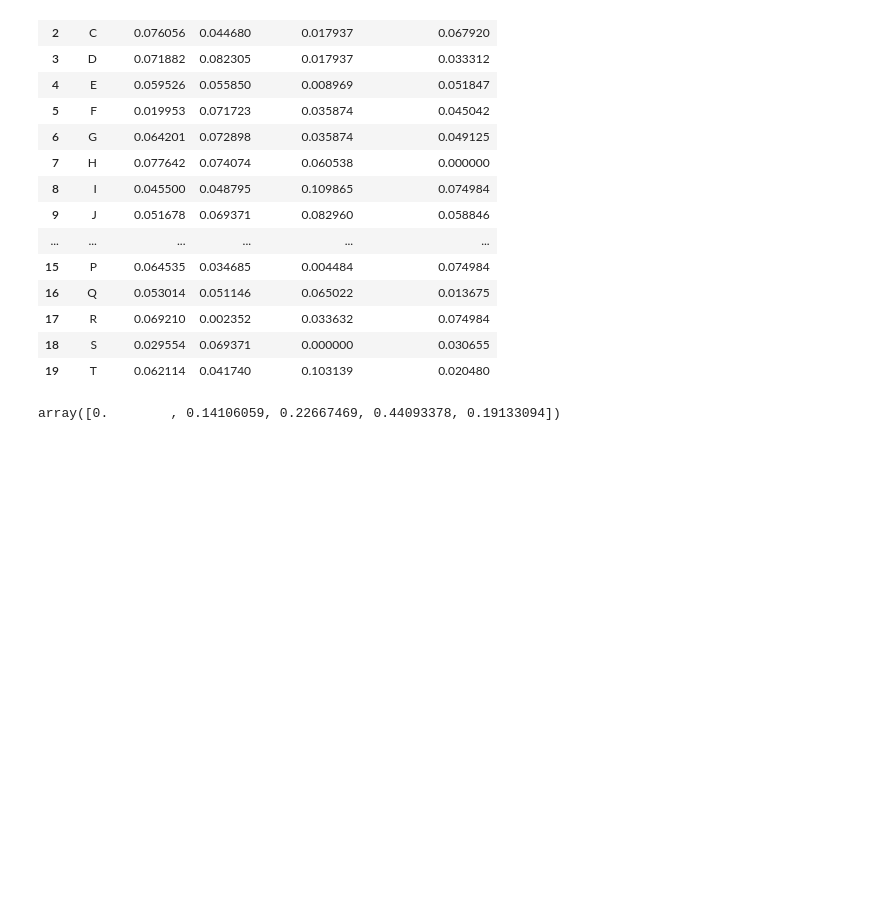
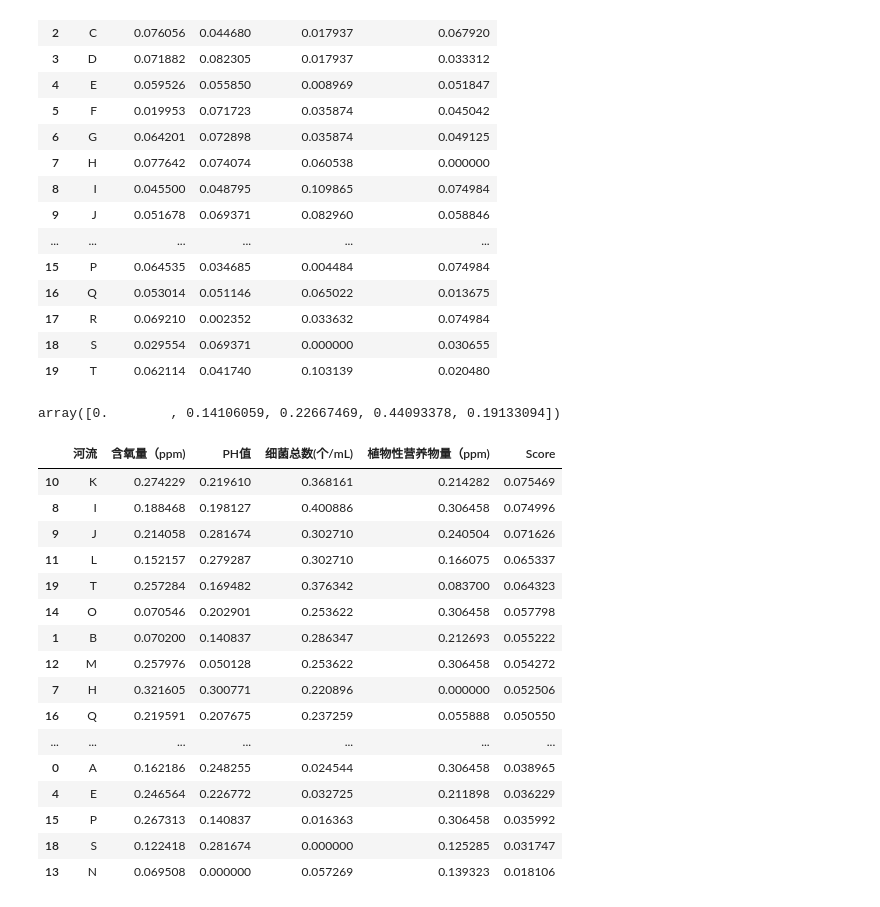
Before and after one commit to Geaming-CHN/Mathematical-Modeling-Competition, a Jupyter notebook: 评价类模型/TOPSIS法/熵权法确定权重.ipynb, the cells around one changed output. Cells and saved outputs as stored; diff of their text form; code cells hidden in the pictures; blank space fills up the shorter version.

```diff
--- a/评价类模型/TOPSIS法/熵权法确定权重.ipynb
+++ b/评价类模型/TOPSIS法/熵权法确定权重.ipynb
@@ -124,3 +124,72 @@ d = (1-e)/sum(1-e)
 d
 # %% [output]
 array([0.        , 0.14106059, 0.22667469, 0.44093378, 0.19133094])
+# %%
+"""
+20条河流的水质情况数据
+"""
+df = pd.read_excel("20条河流的水质情况数据.xlsx")
+"""
+原始矩阵正向化
+"""
+#PH值，中间型指标7
+x_best = 7
+M = max(np.abs(np.array(df.iloc[:,2])-x_best))
+for i in range(df.shape[0]):
+    df.iloc[i,2] = 1-abs(df.iloc[i,2]-x_best)/M
+#细菌总数，极小型指标
+M = max(np.array(df.iloc[:,3]))
+for i in range(df.shape[0]):
+    df.iloc[i,3] = M-df.iloc[i,3]
+#植物性营养物量，区间型指标[10,20]
+a = 10
+b = 20
+M = max(a-min(np.array(df.iloc[:,4])),max(np.array(df.iloc[:,4]))-b)
+for i in range(df.shape[0]):
+    if df.iloc[i,4]<a:
+        df.iloc[i,4] = 1-(a-df.iloc[i,4])/M
+    elif df.iloc[i,4]>b:
+        df.iloc[i,4] = 1-(df.iloc[i,4]-b)/M
+    else:
+        df.iloc[i,4] = 1
+"""
+正向化矩阵标准化
+"""
+for j in range(1,df.shape[1]):
+    x = np.array(df.iloc[:,j])
+    x = sum(np.float_power(x,2))**0.5
+    for i in range(df.shape[0]):
+        df.iloc[i,j] = df.iloc[i,j]/x
+"""
+计算得分：加入熵权法所得权重
+"""
+df['Score'] = 0
+Z_max = np.array([max(df.iloc[:,1]),max(df.iloc[:,2]),max(df.iloc[:,3]),max(df.iloc[:,4])])
+Z_min = np.array([min(df.iloc[:,1]),min(df.iloc[:,2]),min(df.iloc[:,3]),min(df.iloc[:,4])])
+for i in range(df.shape[0]):
+    tmp = np.array(df.iloc[i,1:-1]).astype("float64")#y?
+    D_max = np.sum(np.float_power(tmp-Z_max,2)*d[1:])**0.5
+    D_min = np.sum(np.float_power(tmp-Z_min,2)*d[1:])**0.5
+    df.iloc[i,5] = D_min/(D_min+D_max)
+#归一化
+df.iloc[:,5] /= sum(df.iloc[:,5])
+df.sort_values(by="Score" , inplace=True, ascending=False)
+df
+# %% [output]
+|  | 河流 | 含氧量（ppm) | PH值 | 细菌总数(个/mL) | 植物性营养物量（ppm) | Score |
+| 10 | K | 0.274229 | 0.219610 | 0.368161 | 0.214282 | 0.075469 |
+| 8 | I | 0.188468 | 0.198127 | 0.400886 | 0.306458 | 0.074996 |
+| 9 | J | 0.214058 | 0.281674 | 0.302710 | 0.240504 | 0.071626 |
+| 11 | L | 0.152157 | 0.279287 | 0.302710 | 0.166075 | 0.065337 |
+| 19 | T | 0.257284 | 0.169482 | 0.376342 | 0.083700 | 0.064323 |
+| 14 | O | 0.070546 | 0.202901 | 0.253622 | 0.306458 | 0.057798 |
+| 1 | B | 0.070200 | 0.140837 | 0.286347 | 0.212693 | 0.055222 |
+| 12 | M | 0.257976 | 0.050128 | 0.253622 | 0.306458 | 0.054272 |
+| 7 | H | 0.321605 | 0.300771 | 0.220896 | 0.000000 | 0.052506 |
+| 16 | Q | 0.219591 | 0.207675 | 0.237259 | 0.055888 | 0.050550 |
+| ... | ... | ... | ... | ... | ... | ... |
+| 0 | A | 0.162186 | 0.248255 | 0.024544 | 0.306458 | 0.038965 |
+| 4 | E | 0.246564 | 0.226772 | 0.032725 | 0.211898 | 0.036229 |
+| 15 | P | 0.267313 | 0.140837 | 0.016363 | 0.306458 | 0.035992 |
+| 18 | S | 0.122418 | 0.281674 | 0.000000 | 0.125285 | 0.031747 |
+| 13 | N | 0.069508 | 0.000000 | 0.057269 | 0.139323 | 0.018106 |
```
Also changed, not shown: parts of 1 cell of this notebook, 1 other file.
